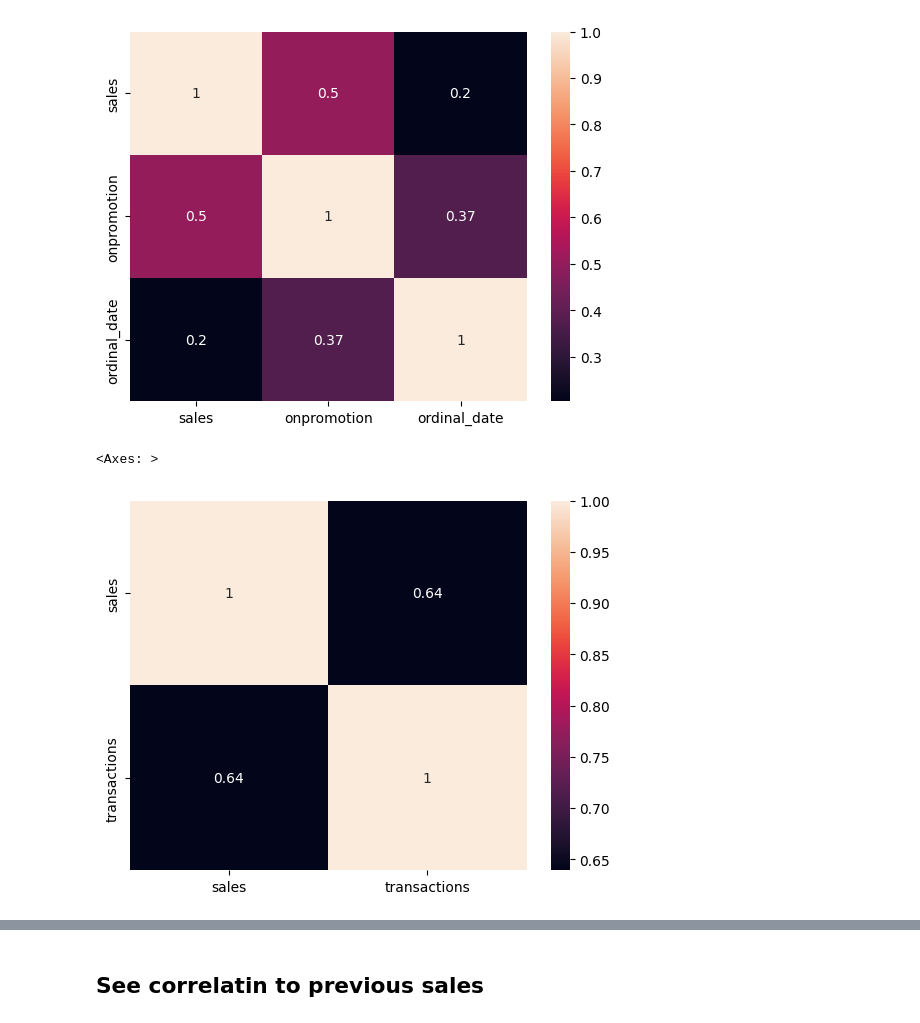
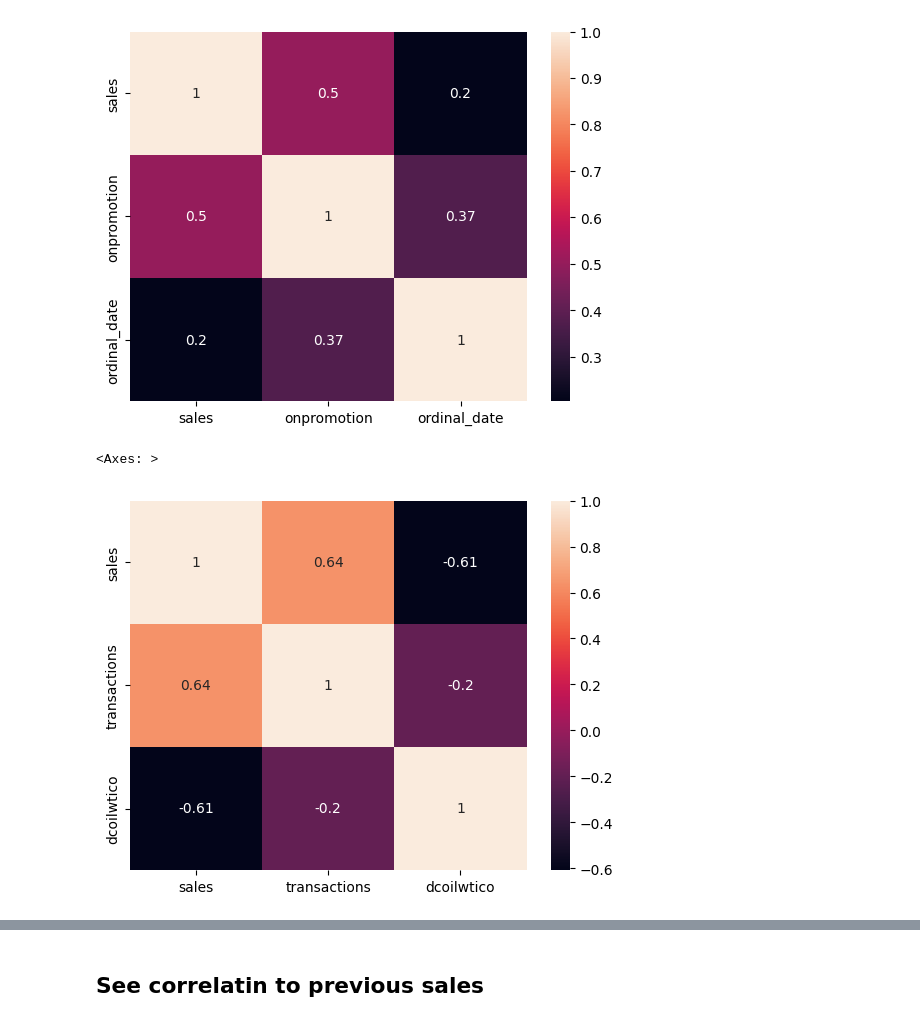
Before and after one commit to PedroSiqueira1/store-sales-forecasting, a Jupyter notebook: exploratory_analysis.ipynb, the cells around one changed output, grey strips where cells are left out. Cells and saved outputs as stored; diff of their text form; code cells hidden in the pictures.

Commit message:
Add oil_data

```diff
--- a/exploratory_analysis.ipynb
+++ b/exploratory_analysis.ipynb
@@ -16,6 +16,8 @@ pd.options.mode.copy_on_write = True
 
 original_train_data = pd.read_csv('./data/train.csv')
 transaction_data = pd.read_csv('./data/transactions.csv')
+oil_data = pd.read_csv('./data/oil.csv')
+store_data = pd.read_csv('./data/stores.csv')
 # %% [output]
 Pyarrow will become a required dependency of pandas in the next major release of pandas (pandas 3.0),
 (to allow more performant data types, such as the Arrow string type, and better interoperability with other libraries)
@@ -67,0 +77,6 @@ original_train_data
+# %%
+# Apply left join on train_data and transaction_data
+original_train_data = pd.merge(original_train_data, transaction_data, on=['date','store_nbr'], how='left')
+
+# Apply left join on train_data and oil_data
+original_train_data = pd.merge(original_train_data, oil_data, on='date', how='left')
@@ -72,6 +103,9 @@ original_train_data['date'] = pd.to_datetime(original_train_data['date'])
 # Fill NaN values with 0
 original_train_data['transactions'] = original_train_data['transactions'].fillna(0)
 
+# Fill NaN values with interpolation
+original_train_data['dcoilwtico'] = original_train_data['dcoilwtico'].interpolate()
+
 # 2017 will be used as the test set
 validation_data = original_train_data.loc[original_train_data['date'].dt.year == 2017]
 train_data = original_train_data.loc[original_train_data['date'].dt.year < 2017]
@@ -249,9 +281,9 @@ sns.heatmap(train_data[['sales', 'onpromotion','ordinal_date']].corr('spearman')
 [figure]
 # %%
 # See correlation between sum of sales and sum of transactions
-sns.heatmap(train_data.groupby('date')[['sales', 'transactions']].sum().corr('pearson'), annot=True)
+sns.heatmap(train_data.groupby('date')[['sales', 'transactions', 'dcoilwtico' ]].sum().corr('pearson'), annot=True)
 # %% [output]
 <Axes: >
-[figure, old version]
+[figure, new version]
 # %%
 # See correlation between sum of sales and sum of transactions
```
Also changed, not shown: parts of 17 cells of this notebook.
